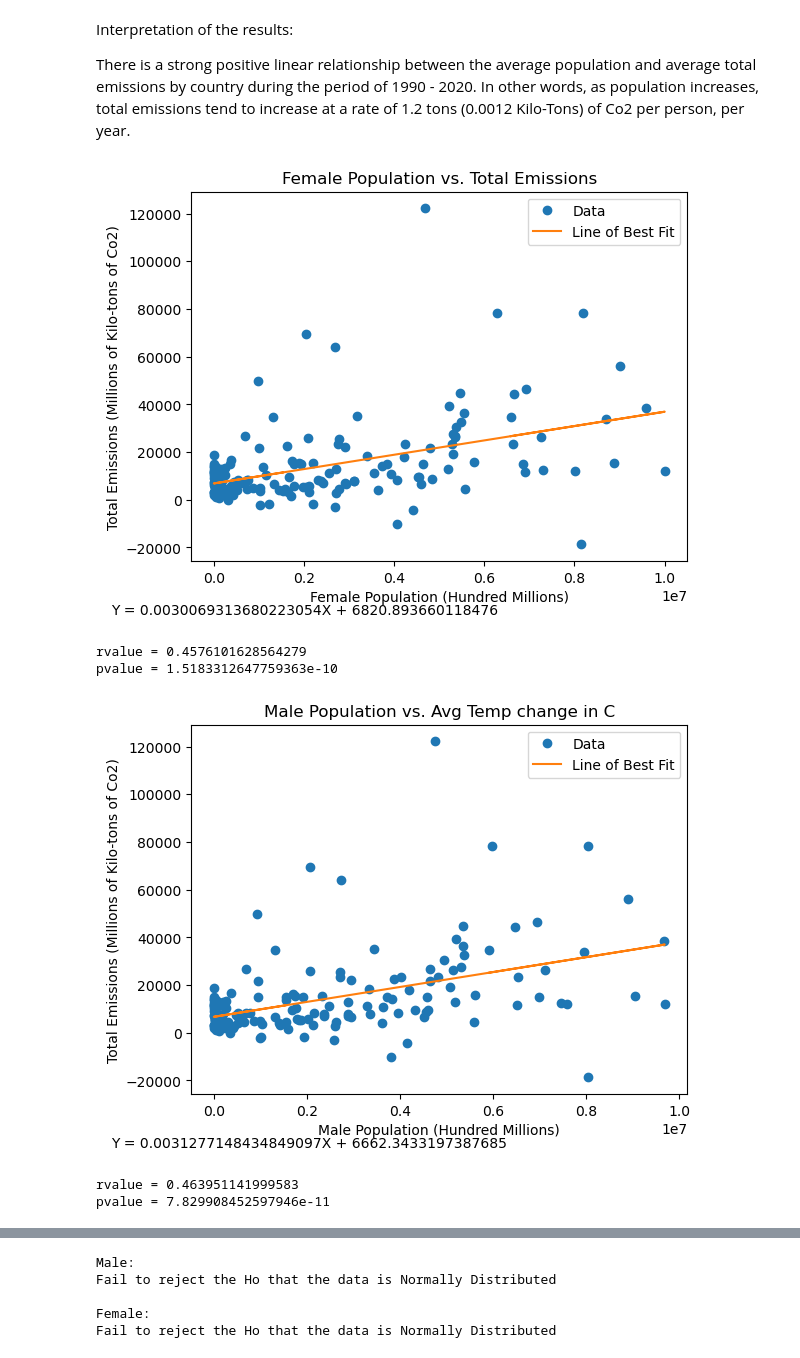
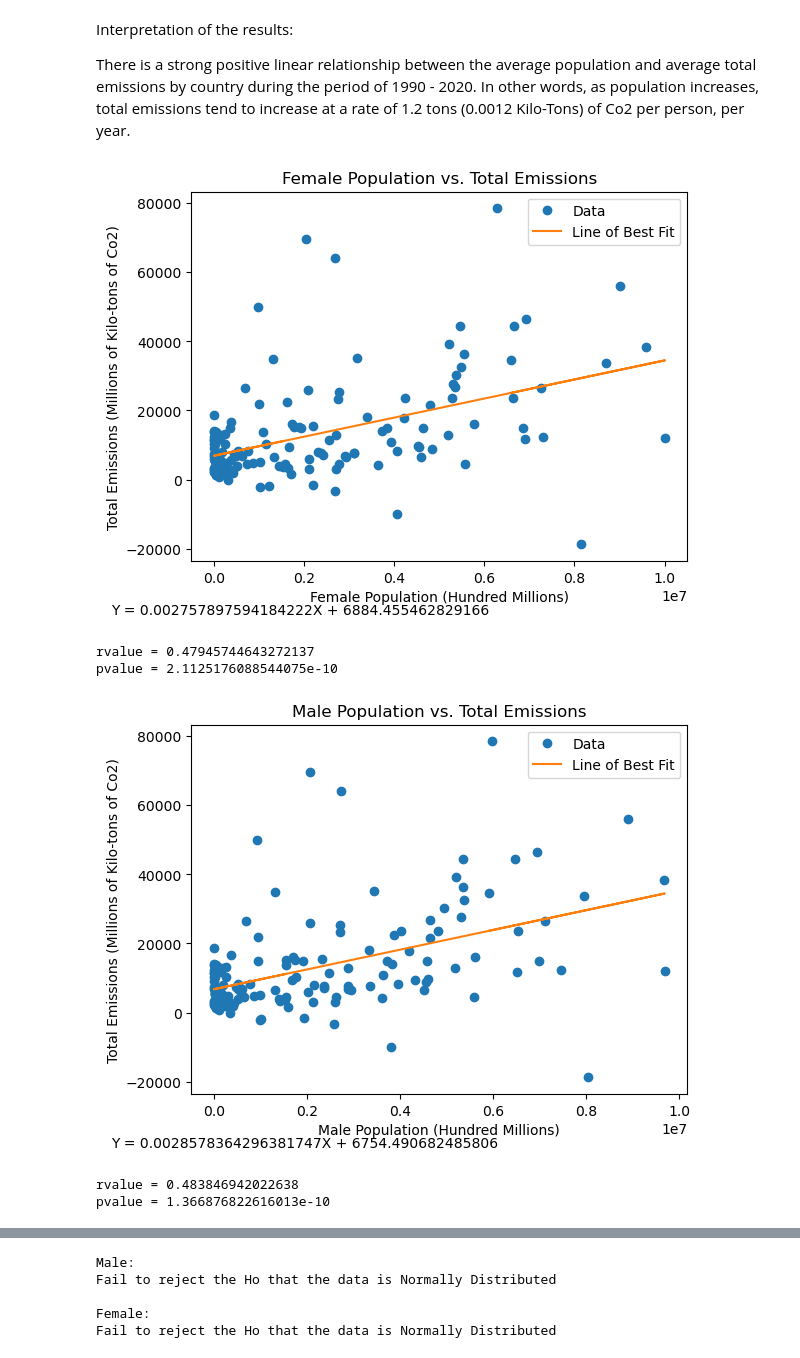
Before and after one commit to dpinsky1/Cancer, a Jupyter notebook: nathaniel.ipynb, the cells around one changed output, grey strips where cells are left out. Saved outputs shown, nothing was run; the diff lists cells and outputs as text; code cells hidden in the pictures.

Commit message:
plots all done, levenes all tested

```diff
--- a/nathaniel.ipynb
+++ b/nathaniel.ipynb
@@ -75,8 +79,15 @@ Population will be the independent variable because we assume that changes in po
 df_grouped = df.groupby(by='Country')
 
 df_by_country = pd.DataFrame()
+df_by_country['Country'] = df_grouped['Country'].first()
 df_by_country['Total Population'] = df_grouped['Total Population'].mean()
 df_by_country['Total Population - Female'] = df_grouped['Total Population - Female'].mean()
 df_by_country['Total Population - Male'] = df_grouped['Total Population - Male'].mean()
 df_by_country['Total Emissions'] = df_grouped['total_emission'].mean()
 df_by_country['Avg Temp C'] = df_grouped['Avg Temp C'].mean()
+
+df_by_country_no_outlier = df_by_country.loc[((df_by_country['Total Population'] <= 20000000)
+                                             & (df_by_country['Total Emissions'] <= 500000))]
+
+df_by_country_no_outlier = df_by_country_no_outlier.reset_index(drop=True)
+df_by_country_no_outlier
@@ -82,0 +108,6 @@ df_by_country['Avg Temp C'] = df_grouped['Avg Temp C'].mean()
+# %%
+#import countries CSV to get regions
+continents = pd.read_csv('./continents.csv')
+continents = continents[['name','region']]
+continents.head()
+# continents.columns
@@ -82,0 +121,7 @@ df_by_country['Avg Temp C'] = df_grouped['Avg Temp C'].mean()
+# %%
+#merge country df to add regions
+df_by_country_no_outlier = pd.merge(left=df_by_country_no_outlier
+                         ,right=continents
+                         ,left_on='Country'
+                         ,right_on='name'
+                         )
@@ -119,26 +167,26 @@ Interpretation of the results:
 
 There is a strong positive linear relationship between the average population and average total emissions by country during the period of 1990 - 2020. In other words, as population increases, total emissions tend to increase at a rate of 1.2 tons (0.0012 Kilo-Tons) of Co2 per person, per year.
 # %%
-x = df_by_country_2['Total Population - Female']
-y = df_by_country_2['Total Emissions']
+x = df_by_country_no_outlier['Total Population - Female']
+y = df_by_country_no_outlier['Total Emissions']
 xlabel = 'Female Population (Hundred Millions)'
 ylabel = 'Total Emissions (Millions of Kilo-tons of Co2)'
 chart_title = 'Female Population vs. Total Emissions'
 
 regress(x, y, xlabel, ylabel, chart_title)
 # %% [output]
-[figure, old version]
+[figure, new version]
-rvalue = 0.4576101628564279
-pvalue = 1.5183312647759363e-10
+rvalue = 0.47945744643272137
+pvalue = 2.1125176088544075e-10
 # %%
-x = df_by_country_2['Total Population - Male']
-y = df_by_country_2['Total Emissions']
+x = df_by_country_no_outlier['Total Population - Male']
+y = df_by_country_no_outlier['Total Emissions']
 xlabel = 'Male Population (Hundred Millions)'
 ylabel = 'Total Emissions (Millions of Kilo-tons of Co2)'
-chart_title = 'Male Population vs. Avg Temp change in C'
+chart_title = 'Male Population vs. Total Emissions'
 
 regress(x, y, xlabel, ylabel, chart_title)
 # %% [output]
-[figure, old version]
+[figure, new version]
-rvalue = 0.463951141999583
-pvalue = 7.829908452597946e-11
+rvalue = 0.483846942022638
+pvalue = 1.366876822616013e-10
```
Also changed, not shown: parts of 14 cells of this notebook.
